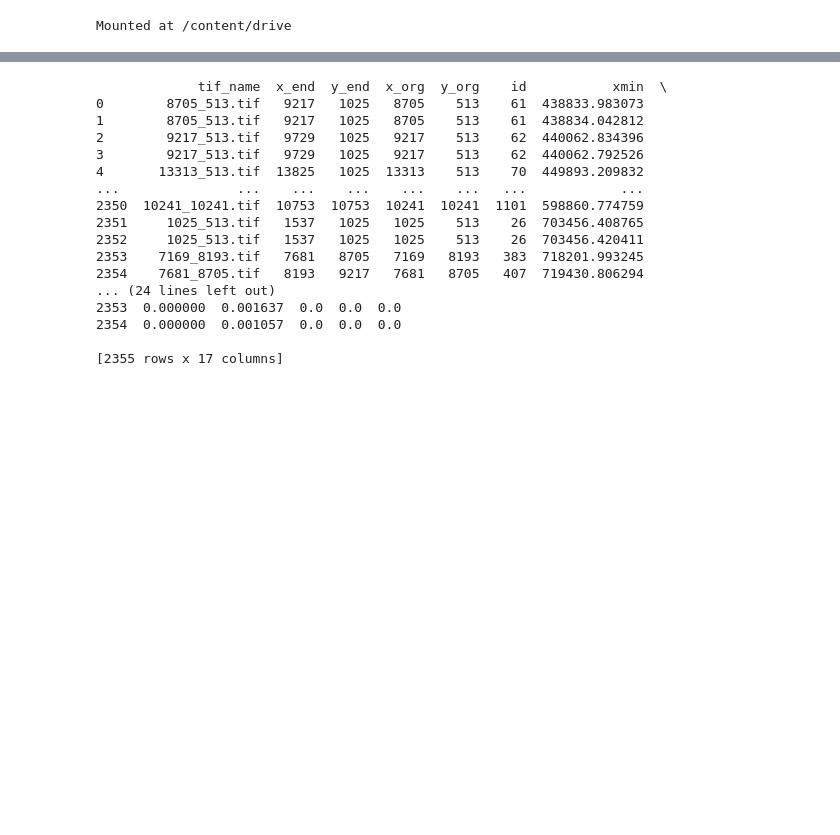
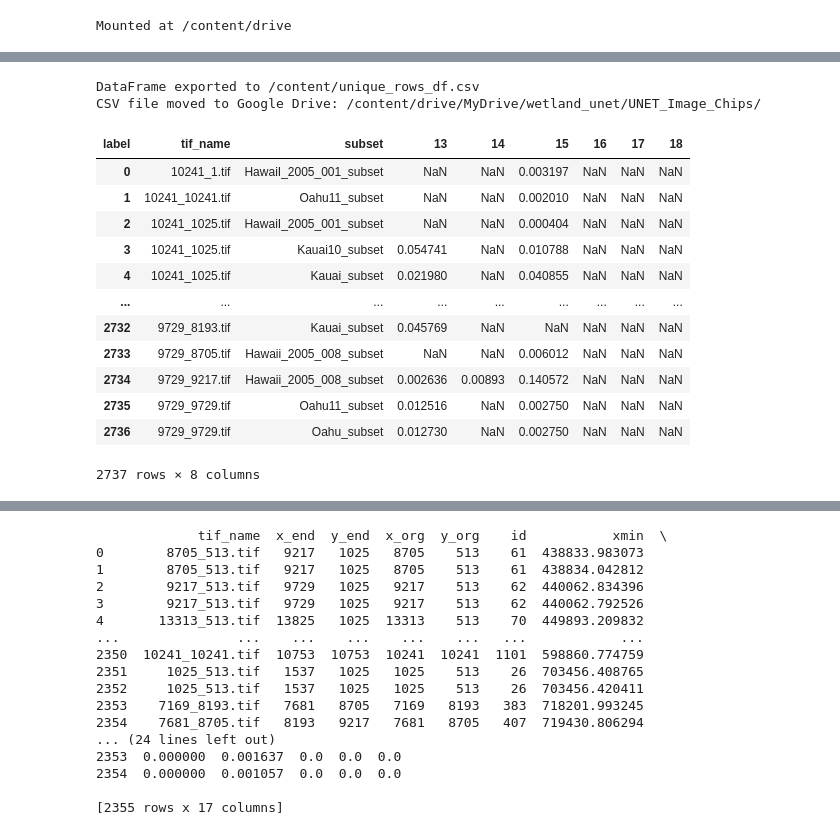
Before and after one commit to aml7hawaiiedu/CCAPLandCoverProject, a Jupyter notebook: CCAP_UNET_Fall2023.ipynb, the cells around one changed output, grey strips where cells are left out. Saved outputs shown, nothing was run; the diff lists cells and outputs as text; code cells hidden in the pictures; blank space fills up the shorter version.

```diff
--- a/CCAP_UNET_Fall2023.ipynb
+++ b/CCAP_UNET_Fall2023.ipynb
@@ -170,0 +237,2 @@ index_csv.groupby(['tif_name', 'subset']).size().reset_index(name='Count')
+# %%
+unique_rows_df = index_csv.groupby(['label', 'tif_name', 'subset']).agg({'percent': 'mean'}).reset_index()
@@ -170,0 +241,31 @@ index_csv.groupby(['tif_name', 'subset']).size().reset_index(name='Count')
+# %%
+# Define the file path where you want to save the CSV file
+csv_file_path = '/content/unique_rows_df.csv'
+unique_rows_df.to_csv(csv_file_path, index=False)
+print(f"DataFrame exported to {csv_file_path}")
+
+# Define the destination folder in Google Drive
+drive_folder = '/content/drive/MyDrive/wetland_unet/UNET_Image_Chips/'
+shutil.copy(csv_file_path, drive_folder)
+print(f'CSV file moved to Google Drive: {drive_folder}')
+# %% [output]
+DataFrame exported to /content/unique_rows_df.csv
+CSV file moved to Google Drive: /content/drive/MyDrive/wetland_unet/UNET_Image_Chips/
+# %%
+pivot_df = unique_rows_df.pivot(index=['tif_name', 'subset'], columns='label', values='percent').reset_index()
+# %%
+pivot_df
+# %% [output]
+| label | tif_name | subset | 13 | 14 | 15 | 16 | 17 | 18 |
+| 0 | 10241_1.tif | HawaiI_2005_001_subset | NaN | NaN | 0.003197 | NaN | NaN | NaN |
+| 1 | 10241_10241.tif | Oahu11_subset | NaN | NaN | 0.002010 | NaN | NaN | NaN |
+| 2 | 10241_1025.tif | HawaiI_2005_001_subset | NaN | NaN | 0.000404 | NaN | NaN | NaN |
+| 3 | 10241_1025.tif | Kauai10_subset | 0.054741 | NaN | 0.010788 | NaN | NaN | NaN |
+| 4 | 10241_1025.tif | Kauai_subset | 0.021980 | NaN | 0.040855 | NaN | NaN | NaN |
+| ... | ... | ... | ... | ... | ... | ... | ... | ... |
+| 2732 | 9729_8193.tif | Kauai_subset | 0.045769 | NaN | NaN | NaN | NaN | NaN |
+| 2733 | 9729_8705.tif | Hawaii_2005_008_subset | NaN | NaN | 0.006012 | NaN | NaN | NaN |
+| 2734 | 9729_9217.tif | Hawaii_2005_008_subset | 0.002636 | 0.00893 | 0.140572 | NaN | NaN | NaN |
+| 2735 | 9729_9729.tif | Oahu11_subset | 0.012516 | NaN | 0.002750 | NaN | NaN | NaN |
+| 2736 | 9729_9729.tif | Oahu_subset | 0.012730 | NaN | 0.002750 | NaN | NaN | NaN |
+2737 rows × 8 columns
```
Also changed, not shown: parts of 24 cells of this notebook.
